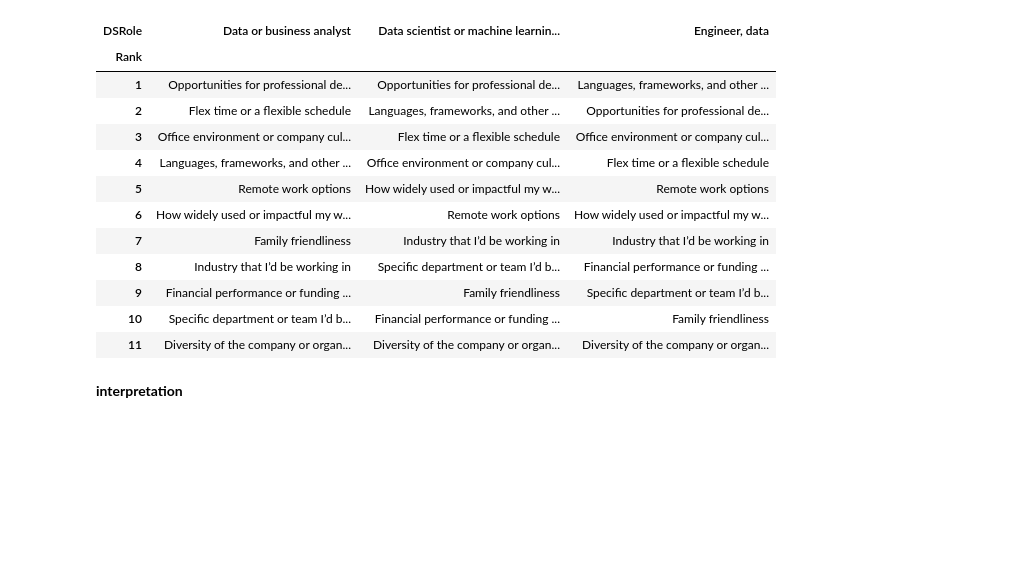
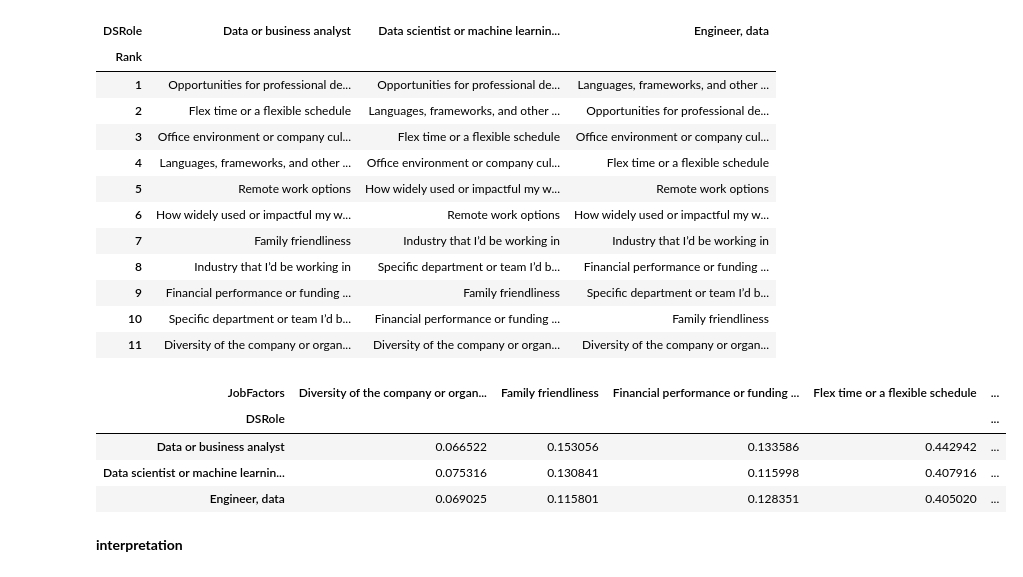
Before and after one commit to fehtakaoka/data-jobs-idiosyncrasies, a Jupyter notebook: Analysis.ipynb, the cells around one changed output. Cells and saved outputs as stored; diff of their text form; code cells hidden in the pictures; blank space fills up the shorter version.

```diff
--- a/Analysis.ipynb
+++ b/Analysis.ipynb
@@ -333,5 +332,15 @@ jobfactors.pivot(index='Rank', columns='DSRole', values='JobFactors')
 | 9 | Financial performance or funding ... | Family friendliness | Specific department or team I’d b... |
 | 10 | Specific department or team I’d b... | Financial performance or funding ... | Family friendliness |
 | 11 | Diversity of the company or organ... | Diversity of the company or organ... | Diversity of the company or organ... |
+# %%
+# Percentage of each job factor per data job
+jobfactors.pivot(index='DSRole', columns='JobFactors', values='Respondent') \
+          .div(dsr_df.dropna(subset=['JobFactors'])['DSRole'].value_counts(), axis=0)
+# %% [output]
+| JobFactors | Diversity of the company or organ... | Family friendliness | Financial performance or funding ... | Flex time or a flexible schedule | ... |
+| DSRole |  |  |  |  | ... |
+| Data or business analyst | 0.066522 | 0.153056 | 0.133586 | 0.442942 | ... |
+| Data scientist or machine learnin... | 0.075316 | 0.130841 | 0.115998 | 0.407916 | ... |
+| Engineer, data | 0.069025 | 0.115801 | 0.128351 | 0.405020 | ... |
 # %% [markdown]
 **interpretation**
```
Also changed, not shown: parts of 15 cells of this notebook.
